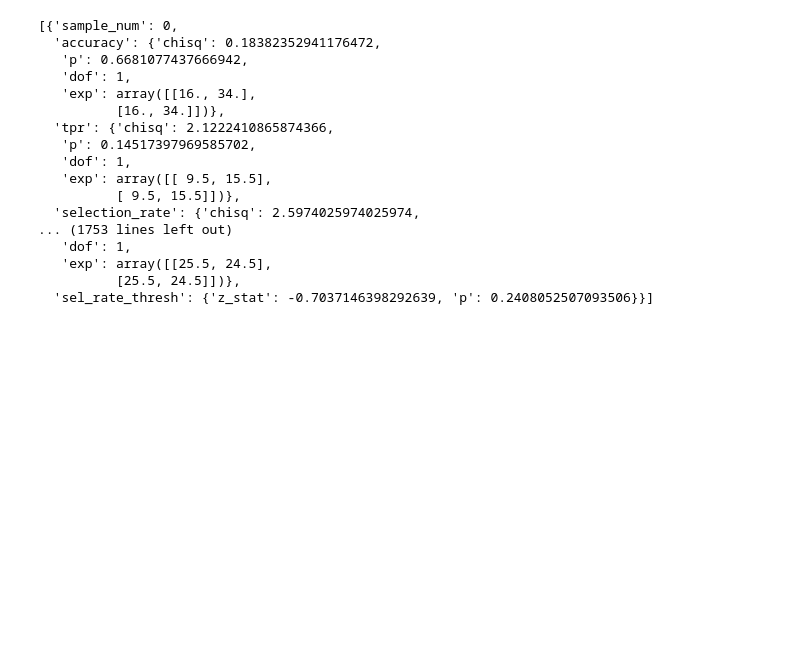
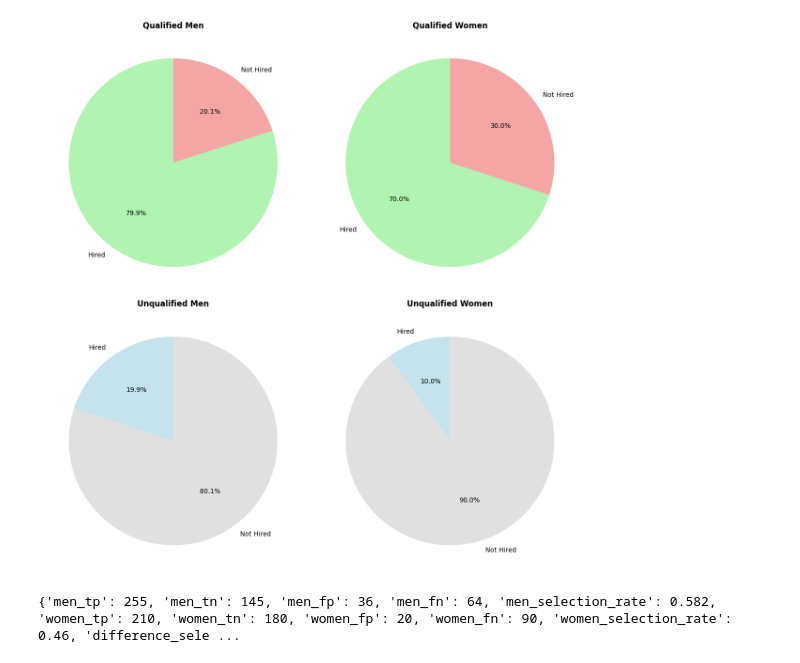
Before and after one commit to amywinecoff/audit_simulation, a Jupyter notebook: audit_simulation.ipynb, the cells around one changed output. Saved outputs shown, nothing was run; the diff lists cells and outputs as text; code cells hidden in the pictures; blank space fills up the shorter version.

```diff
--- a/audit_simulation.ipynb
+++ b/audit_simulation.ipynb
@@ -508,25 +10,0 @@ len([p for p in p_sel_rate_thresh if p < 0.05])/len(p_sel_rate_thresh)
-# %%
-#import statsmodels.api as sm
-
-# Example data
-# Group 1: 40 successes out of 100 trials
-# Group 2: 30 successes out of 90 trials
-
-successes = np.array([women_success, men_success])
-nobs = np.array([women_total, men_total])
-
-# The threshold difference you want to test against (delta_0)
-delta_0 = 0.8
-
-# Calculate the z-test for the difference in proportions
-z_stat, p_value = sm.stats.proportions_ztest(successes, nobs, value=delta_0, alternative='smaller')
-
-print(f"Z-statistic: {z_stat}")
-print(f"P-value: {p_value}")
-
-# Interpretation
-alpha = 0.05  # Significance level
-if p_value < alpha:
-    print("Reject the null hypothesis: The difference in rates is significantly smaller than the threshold.")
-else:
-    print("Fail to reject the null hypothesis: The difference in rates is not significantly smaller than the threshold.")
@@ -582,20 +10,0 @@ Fail to reject the null hypothesis: The ratio of proportions is not significantl
-# %%
-sample_stats
-# %% [output]
-[{'sample_num': 0,
-  'accuracy': {'chisq': 0.18382352941176472,
-   'p': 0.6681077437666942,
-   'dof': 1,
-   'exp': array([[16., 34.],
-          [16., 34.]])},
-  'tpr': {'chisq': 2.1222410865874366,
-   'p': 0.14517397969585702,
-   'dof': 1,
-   'exp': array([[ 9.5, 15.5],
-          [ 9.5, 15.5]])},
-  'selection_rate': {'chisq': 2.5974025974025974,
-... (1753 lines left out)
-   'dof': 1,
-   'exp': array([[25.5, 24.5],
-          [25.5, 24.5]])},
-  'sel_rate_thresh': {'z_stat': -0.7037146398292639, 'p': 0.2408052507093506}}]
@@ -601,0 +243,18 @@ sample_stats
+# %%
+bias_population= simulate_hiring_outcomes(
+    num_men=500,
+    num_women=500,
+    men_qualified_rate=0.6,  # 70% of men are actually qualified
+    women_qualified_rate=0.6,  # 60% of women are actually qualified
+    qualified_men_hiring_rate=0.8,  # 80% of qualified men are hired
+    qualified_women_hiring_rate=0.7,  # 75% of qualified women are hired
+    unqualified_men_hiring_rate=0.2,  # 20% of unqualified men are hired
+    unqualified_women_hiring_rate=0.1  # 10% of unqualified women are hired
+)
+
+plot_hiring_outcomes(bias_population)
+bias_population_metrics = calculate_metrics(bias_population)
+print(bias_population_metrics)
+# %% [output]
+[figure, added]
+{'men_tp': 255, 'men_tn': 145, 'men_fp': 36, 'men_fn': 64, 'men_selection_rate': 0.582, 'women_tp': 210, 'women_tn': 180, 'women_fp': 20, 'women_fn': 90, 'women_selection_rate': 0.46, 'difference_sele ...
```
Also changed, not shown: parts of 36 cells of this notebook.
